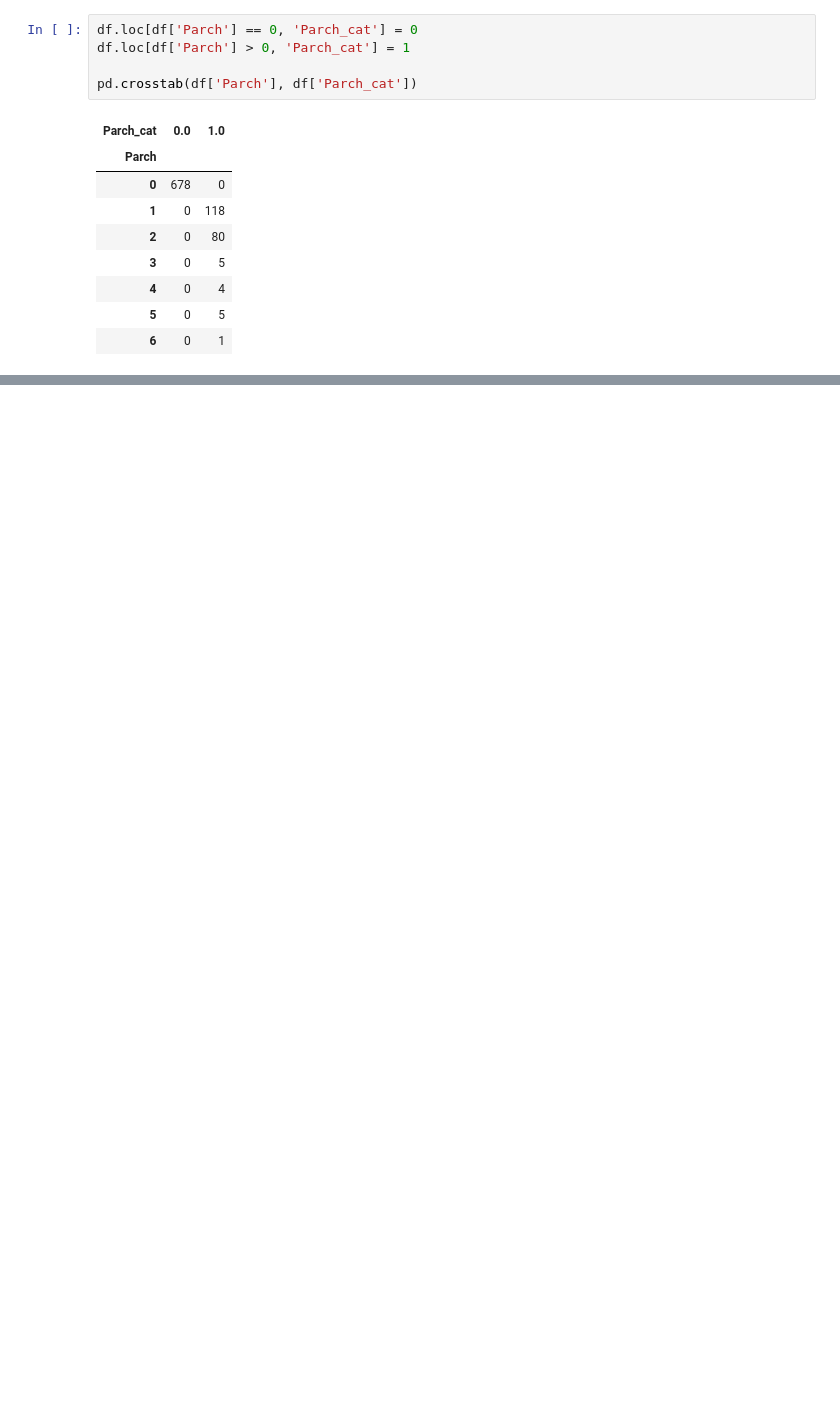
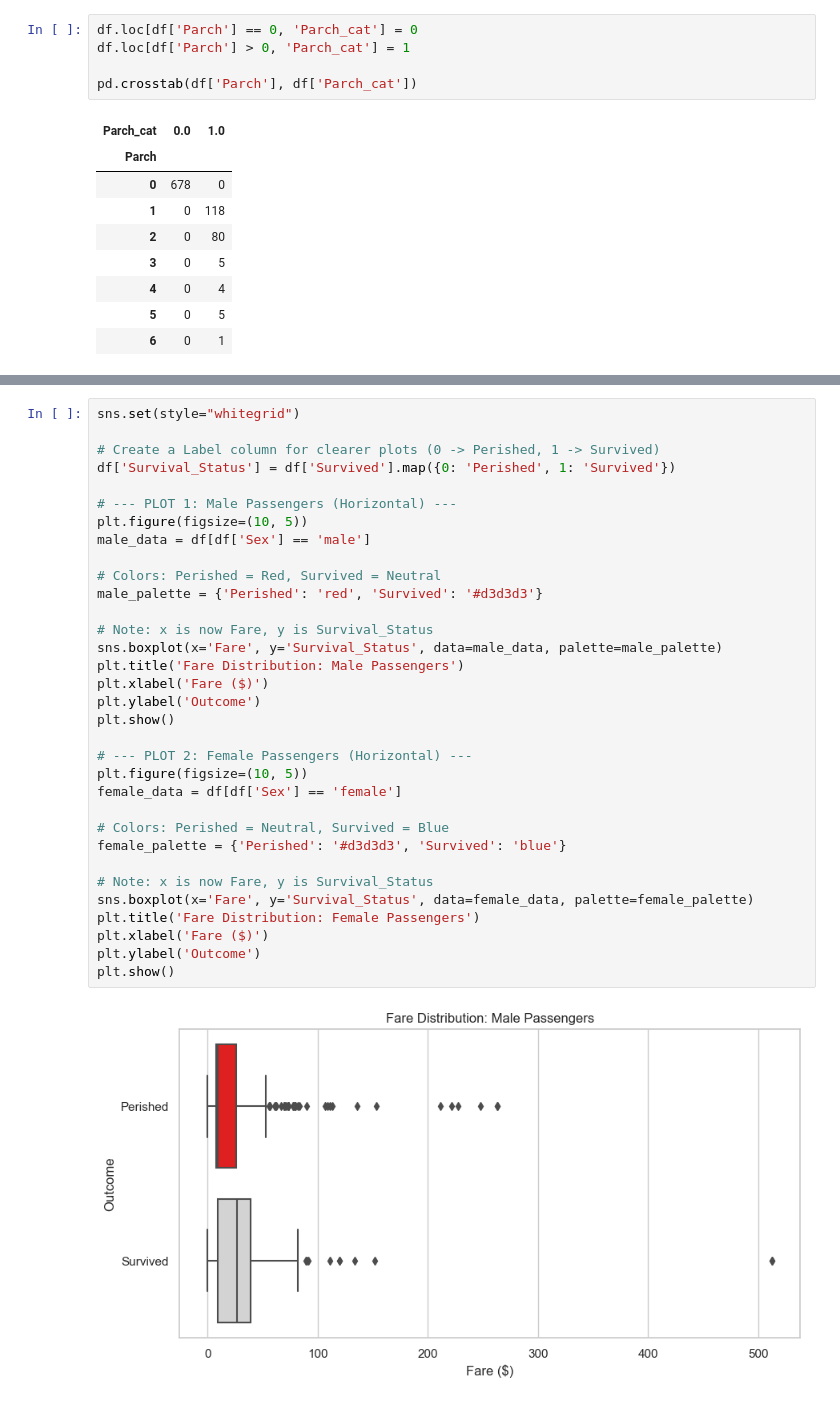
Before and after one commit to Umbretemp/Data_Visualization_And_Modeling, a Jupyter notebook: Lab/2.3 Visualizing Relationships Between Categorical Features Lab.ipynb, the cells around one changed output, grey strips where cells are left out. Saved outputs shown, nothing was run; the diff lists cells and outputs as text; blank space fills up the shorter version.

```diff
--- a/Lab/2.3 Visualizing Relationships Between Categorical Features Lab.ipynb
+++ b/Lab/2.3 Visualizing Relationships Between Categorical Features Lab.ipynb
@@ -108,0 +186,35 @@ plt.show()
+# %%
+sns.set(style="whitegrid")
+
+# Create a Label column for clearer plots (0 -> Perished, 1 -> Survived)
+df['Survival_Status'] = df['Survived'].map({0: 'Perished', 1: 'Survived'})
+
+# --- PLOT 1: Male Passengers (Horizontal) ---
+plt.figure(figsize=(10, 5))
+male_data = df[df['Sex'] == 'male']
+
+# Colors: Perished = Red, Survived = Neutral
+male_palette = {'Perished': 'red', 'Survived': '#d3d3d3'}
+
+# Note: x is now Fare, y is Survival_Status
+sns.boxplot(x='Fare', y='Survival_Status', data=male_data, palette=male_palette)
+plt.title('Fare Distribution: Male Passengers')
+plt.xlabel('Fare ($)')
+plt.ylabel('Outcome')
+plt.show()
+
+# --- PLOT 2: Female Passengers (Horizontal) ---
+plt.figure(figsize=(10, 5))
+female_data = df[df['Sex'] == 'female']
+
+# Colors: Perished = Neutral, Survived = Blue
+female_palette = {'Perished': '#d3d3d3', 'Survived': 'blue'}
+
+# Note: x is now Fare, y is Survival_Status
+sns.boxplot(x='Fare', y='Survival_Status', data=female_data, palette=female_palette)
+plt.title('Fare Distribution: Female Passengers')
+plt.xlabel('Fare ($)')
+plt.ylabel('Outcome')
+plt.show()
+# %% [output]
+[figure, added]
```
Also changed, not shown: parts of 25 cells of this notebook.
